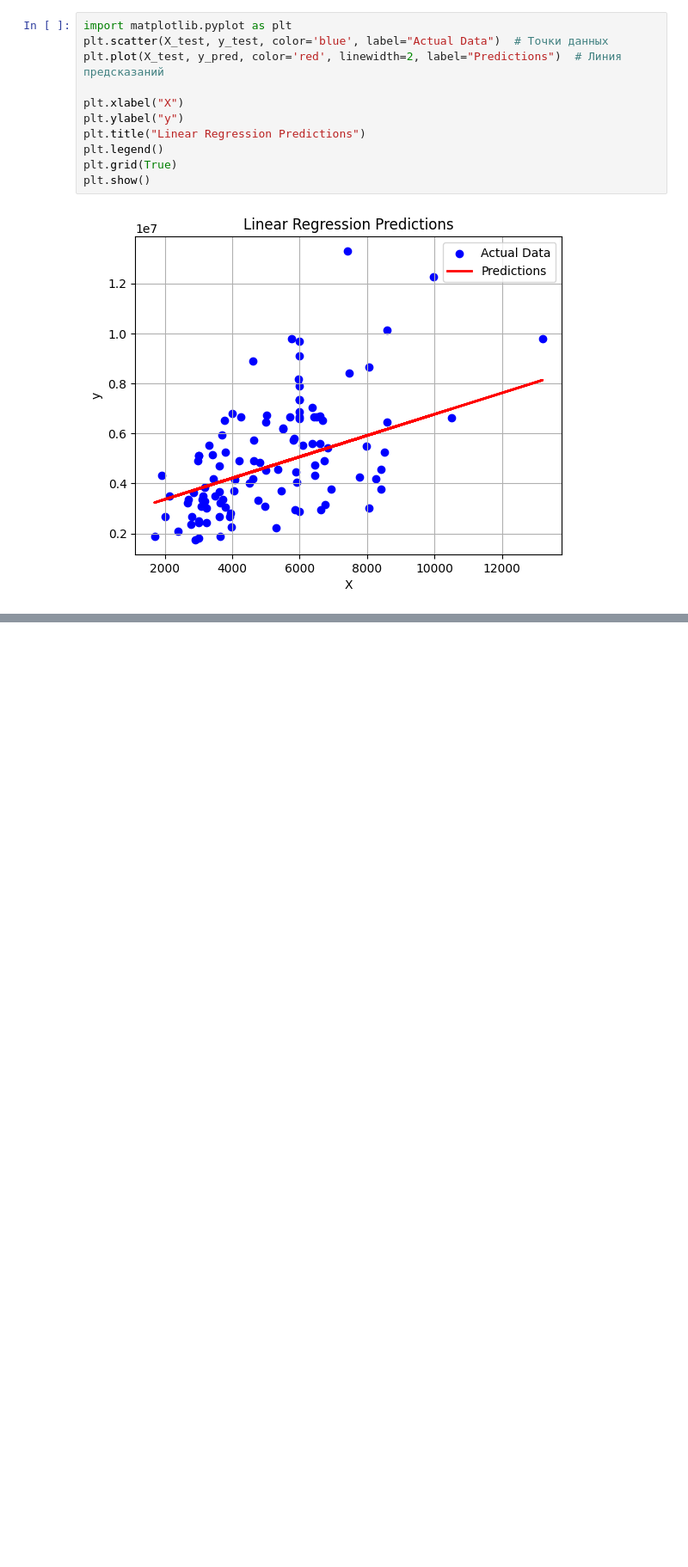
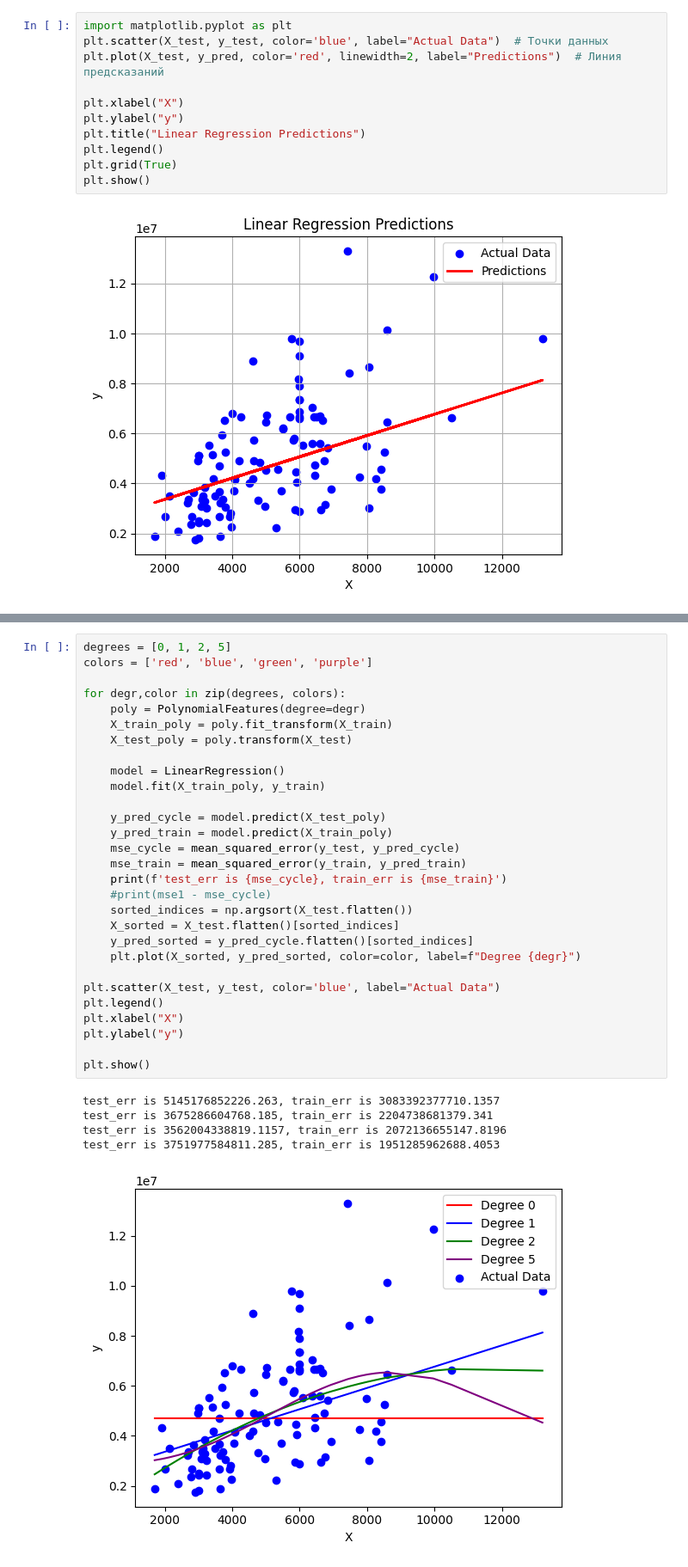
Before and after one commit to Vad2323/ML_Art, a Jupyter notebook: Linear_regression/Poly_sclearn.ipynb, the cells around one changed output, grey strips where cells are left out. Shown at 86% size. Drawn from its saved outputs; the diff is of its cells as text; blank space fills up the shorter version.

```diff
--- a/Linear_regression/Poly_sclearn.ipynb
+++ b/Linear_regression/Poly_sclearn.ipynb
@@ -82,0 +114,35 @@ plt.show()
+# %%
+degrees = [0, 1, 2, 5]
+colors = ['red', 'blue', 'green', 'purple']
+
+for degr,color in zip(degrees, colors):
+    poly = PolynomialFeatures(degree=degr)
+    X_train_poly = poly.fit_transform(X_train)
+    X_test_poly = poly.transform(X_test)
+
+    model = LinearRegression()
+    model.fit(X_train_poly, y_train)
+
+    y_pred_cycle = model.predict(X_test_poly)
+    y_pred_train = model.predict(X_train_poly)
+    mse_cycle = mean_squared_error(y_test, y_pred_cycle)
+    mse_train = mean_squared_error(y_train, y_pred_train)
+    print(f'test_err is {mse_cycle}, train_err is {mse_train}')
+    #print(mse1 - mse_cycle)
+    sorted_indices = np.argsort(X_test.flatten())
+    X_sorted = X_test.flatten()[sorted_indices]
+    y_pred_sorted = y_pred_cycle.flatten()[sorted_indices]
+    plt.plot(X_sorted, y_pred_sorted, color=color, label=f"Degree {degr}")
+
+plt.scatter(X_test, y_test, color='blue', label="Actual Data")
+plt.legend()
+plt.xlabel("X")
+plt.ylabel("y")
+
+plt.show()
+# %% [output]
+test_err is 5145176852226.263, train_err is 3083392377710.1357
+test_err is 3675286604768.185, train_err is 2204738681379.341
+test_err is 3562004338819.1157, train_err is 2072136655147.8196
+test_err is 3751977584811.285, train_err is 1951285962688.4053
+[figure, added]
```
Also changed, not shown: parts of 8 cells of this notebook, 11 other files.
